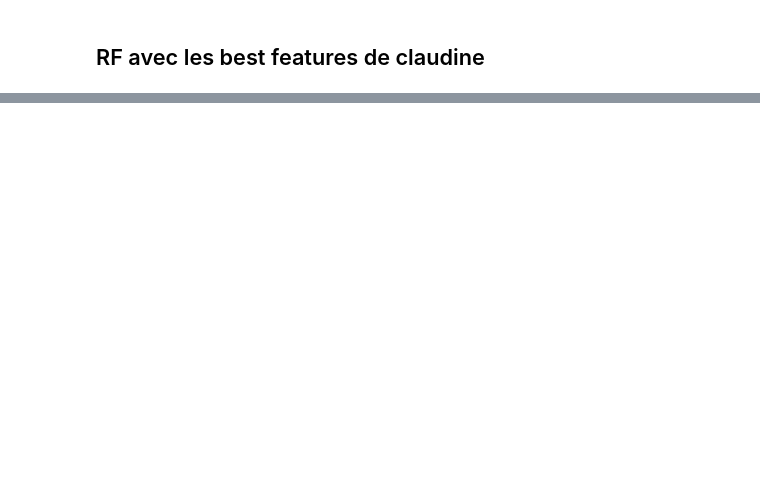
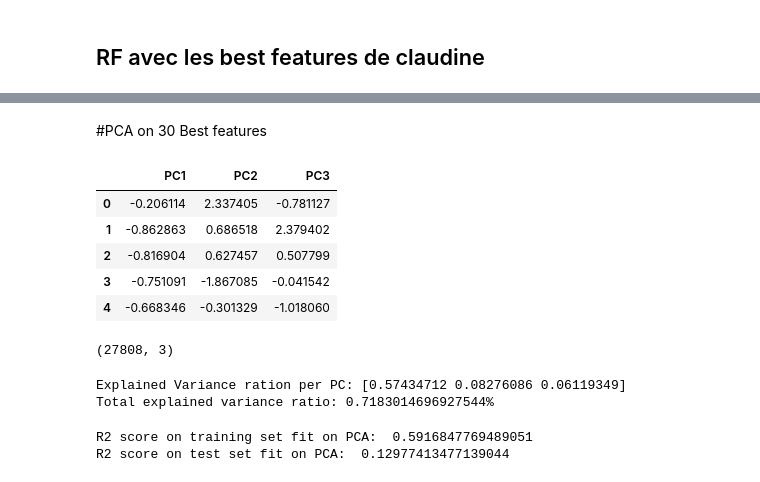
Before and after one commit to AlexCapX/Medical_deserts, a Jupyter notebook: Medical_deserts_Work_JD_RandomForestRegressor best features.ipynb, the cells around one changed output, grey strips where cells are left out. Cells and saved outputs as stored; diff of their text form; code cells hidden in the pictures; blank space fills up the shorter version.

```diff
--- a/Medical_deserts_Work_JD_RandomForestRegressor best features.ipynb
+++ b/Medical_deserts_Work_JD_RandomForestRegressor best features.ipynb
@@ -151,0 +158,2 @@ fig.show()
+# %%
+best30_features = [x.split('_')[0] for x in best30_features]
@@ -241,0 +378,40 @@ R2 score on test set :  0.4037448584655441
+# %% [markdown]
+#PCA on 30 Best features
+# %%
+from sklearn.decomposition import PCA
+
+# Instanciate PCA with 3 components
+pca = PCA(n_components=3)
+
+# Fit transform X_std_train
+X_opt_train = pca.fit_transform(X_train)
+
+# Apply on X_std_test
+X_opt_test = pca.transform(X_test)
+# %%
+PC1 = X_opt_train[:, 0]
+PC2 = X_opt_train[:, 1]
+PC3 = X_opt_train[:, 2]
+
+# Convert PC into a DataFrame
+PC = pd.DataFrame(data=X_opt_train, columns=["PC1", "PC2", "PC3"])
+# PC Head
+PC.head()
+# %% [output]
+|  | PC1 | PC2 | PC3 |
+| 0 | -0.206114 | 2.337405 | -0.781127 |
+| 1 | -0.862863 | 0.686518 | 2.379402 |
+| 2 | -0.816904 | 0.627457 | 0.507799 |
+| 3 | -0.751091 | -1.867085 | -0.041542 |
+| 4 | -0.668346 | -0.301329 | -1.018060 |
+# %%
+PC.shape
+# %% [output]
+(27808, 3)
+# %%
+# Use pca.explained_variance_ratio_
+print("Explained Variance ration per PC: {}".format(pca.explained_variance_ratio_))
+print("Total explained variance ratio: {}%".format(pca.explained_variance_ratio_.sum()))
+# %% [output]
+Explained Variance ration per PC: [0.57434712 0.08276086 0.06119349]
+Total explained variance ratio: 0.7183014696927544%
@@ -241,0 +420,9 @@ R2 score on test set :  0.4037448584655441
+# %%
+# Fit the RF bestfeatures on the train set where the PCA was applied and checkout the score on the test
+rf.fit(X_opt_train, y_train)
+# Print R^2 scores
+print("R2 score on training set fit on PCA: ", rf.score(X_opt_train, y_train))
+print("R2 score on test set fit on PCA: ",     rf.score(X_opt_test, y_test))
+# %% [output]
+R2 score on training set fit on PCA:  0.5916847769489051
+R2 score on test set fit on PCA:  0.12977413477139044
```
Also changed, not shown: parts of 23 cells of this notebook, 1 other file.
